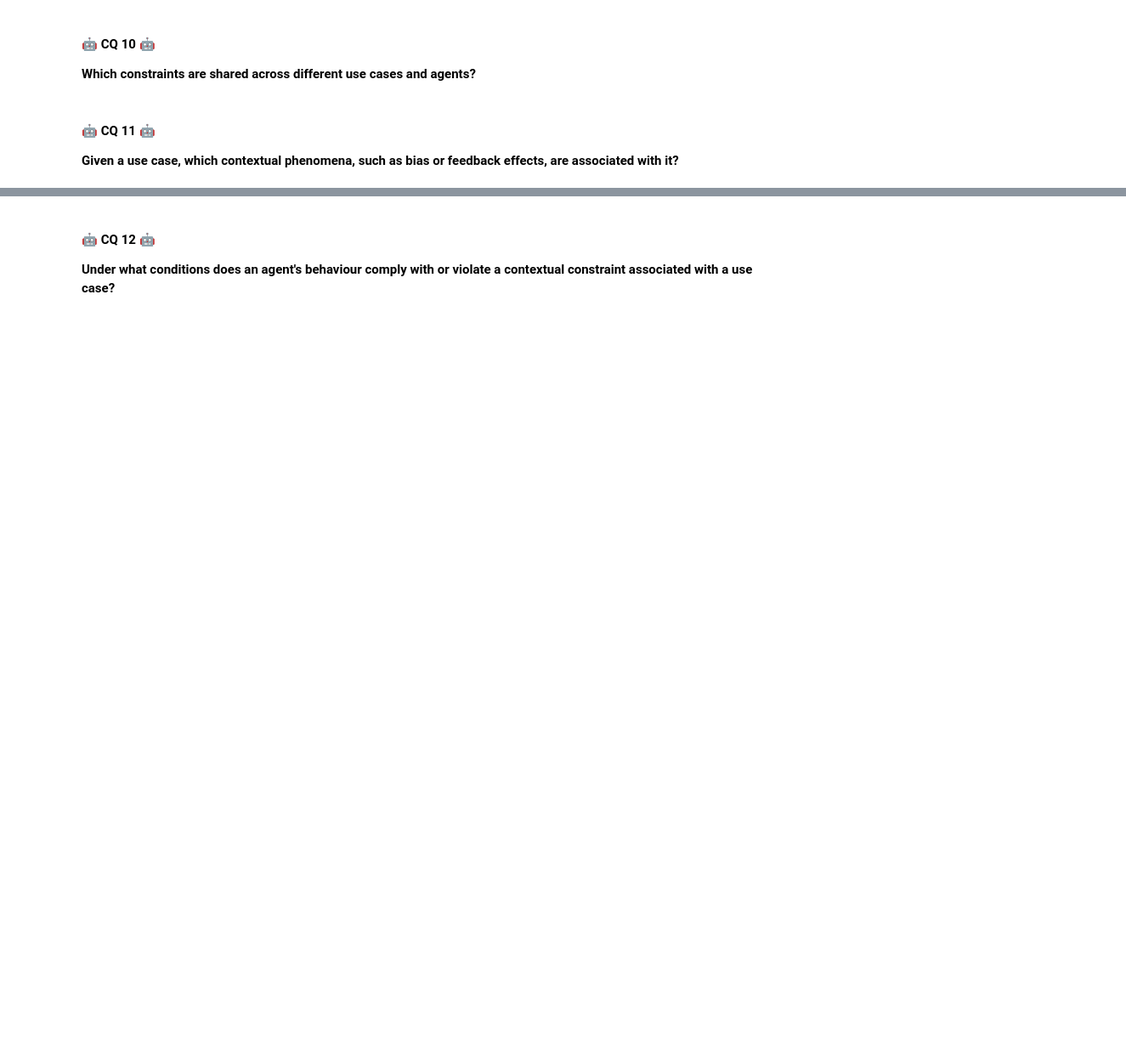
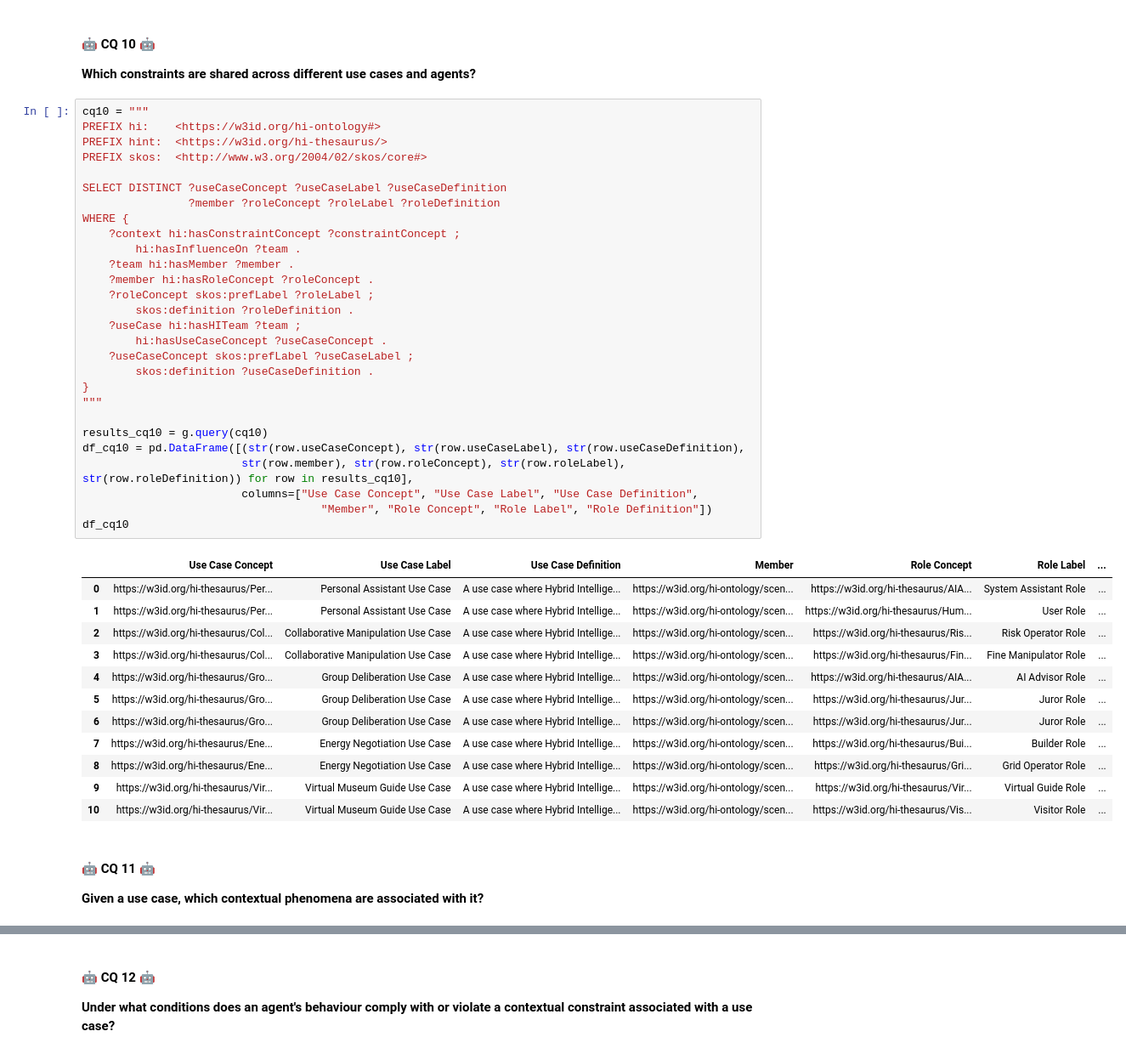
Before and after one commit to kai-vu/Hybrid-Intelligence-Ontology, a Jupyter notebook: case_study/cqs.ipynb, the cells around one changed output, grey strips where cells are left out. Shown: that part at 85% size. Saved outputs shown, nothing was run; the diff lists cells and outputs as text; blank space fills up the shorter version.

```diff
--- a/case_study/cqs.ipynb
+++ b/case_study/cqs.ipynb
@@ -329,7 +407,48 @@ df_cq7
 #### 🤖 CQ 10 🤖
 
 **Which constraints are shared across different use cases and agents?**
+# %%
+cq10 = """
+PREFIX hi:    <https://w3id.org/hi-ontology#>
+PREFIX hint:  <https://w3id.org/hi-thesaurus/>
+PREFIX skos:  <http://www.w3.org/2004/02/skos/core#>
+
+SELECT DISTINCT ?useCaseConcept ?useCaseLabel ?useCaseDefinition
+                ?member ?roleConcept ?roleLabel ?roleDefinition
+WHERE {
+    ?context hi:hasConstraintConcept ?constraintConcept ;
+        hi:hasInfluenceOn ?team .
+    ?team hi:hasMember ?member .
+    ?member hi:hasRoleConcept ?roleConcept .
+    ?roleConcept skos:prefLabel ?roleLabel ;
+        skos:definition ?roleDefinition .
+    ?useCase hi:hasHITeam ?team ;
+        hi:hasUseCaseConcept ?useCaseConcept .
+    ?useCaseConcept skos:prefLabel ?useCaseLabel ;
+        skos:definition ?useCaseDefinition .
+}
+"""
+
+results_cq10 = g.query(cq10)
+df_cq10 = pd.DataFrame([(str(row.useCaseConcept), str(row.useCaseLabel), str(row.useCaseDefinition),
+                        str(row.member), str(row.roleConcept), str(row.roleLabel), str(row.roleDefinition)) for row in results_cq10],
+                        columns=["Use Case Concept", "Use Case Label", "Use Case Definition",
+                                    "Member", "Role Concept", "Role Label", "Role Definition"])
+df_cq10
+# %% [output]
+|  | Use Case Concept | Use Case Label | Use Case Definition | Member | Role Concept | Role Label | ... |
+| 0 | https://w3id.org/hi-thesaurus/Per... | Personal Assistant Use Case | A use case where Hybrid Intellige... | https://w3id.org/hi-ontology/scen... | https://w3id.org/hi-thesaurus/AIA... | System Assistant Role | ... |
+| 1 | https://w3id.org/hi-thesaurus/Per... | Personal Assistant Use Case | A use case where Hybrid Intellige... | https://w3id.org/hi-ontology/scen... | https://w3id.org/hi-thesaurus/Hum... | User Role | ... |
+| 2 | https://w3id.org/hi-thesaurus/Col... | Collaborative Manipulation Use Case | A use case where Hybrid Intellige... | https://w3id.org/hi-ontology/scen... | https://w3id.org/hi-thesaurus/Ris... | Risk Operator Role | ... |
+| 3 | https://w3id.org/hi-thesaurus/Col... | Collaborative Manipulation Use Case | A use case where Hybrid Intellige... | https://w3id.org/hi-ontology/scen... | https://w3id.org/hi-thesaurus/Fin... | Fine Manipulator Role | ... |
+| 4 | https://w3id.org/hi-thesaurus/Gro... | Group Deliberation Use Case | A use case where Hybrid Intellige... | https://w3id.org/hi-ontology/scen... | https://w3id.org/hi-thesaurus/AIA... | AI Advisor Role | ... |
+| 5 | https://w3id.org/hi-thesaurus/Gro... | Group Deliberation Use Case | A use case where Hybrid Intellige... | https://w3id.org/hi-ontology/scen... | https://w3id.org/hi-thesaurus/Jur... | Juror Role | ... |
+| 6 | https://w3id.org/hi-thesaurus/Gro... | Group Deliberation Use Case | A use case where Hybrid Intellige... | https://w3id.org/hi-ontology/scen... | https://w3id.org/hi-thesaurus/Jur... | Juror Role | ... |
+| 7 | https://w3id.org/hi-thesaurus/Ene... | Energy Negotiation Use Case | A use case where Hybrid Intellige... | https://w3id.org/hi-ontology/scen... | https://w3id.org/hi-thesaurus/Bui... | Builder Role | ... |
+| 8 | https://w3id.org/hi-thesaurus/Ene... | Energy Negotiation Use Case | A use case where Hybrid Intellige... | https://w3id.org/hi-ontology/scen... | https://w3id.org/hi-thesaurus/Gri... | Grid Operator Role | ... |
+| 9 | https://w3id.org/hi-thesaurus/Vir... | Virtual Museum Guide Use Case | A use case where Hybrid Intellige... | https://w3id.org/hi-ontology/scen... | https://w3id.org/hi-thesaurus/Vir... | Virtual Guide Role | ... |
+| 10 | https://w3id.org/hi-thesaurus/Vir... | Virtual Museum Guide Use Case | A use case where Hybrid Intellige... | https://w3id.org/hi-ontology/scen... | https://w3id.org/hi-thesaurus/Vis... | Visitor Role | ... |
 # %% [markdown]
 #### 🤖 CQ 11 🤖
 
-**Given a use case, which contextual phenomena, such as bias or feedback effects, are associated with it?**
+**Given a use case, which contextual phenomena are associated with it?**
```
Also changed, not shown: parts of 4 cells of this notebook, 2 other files.
